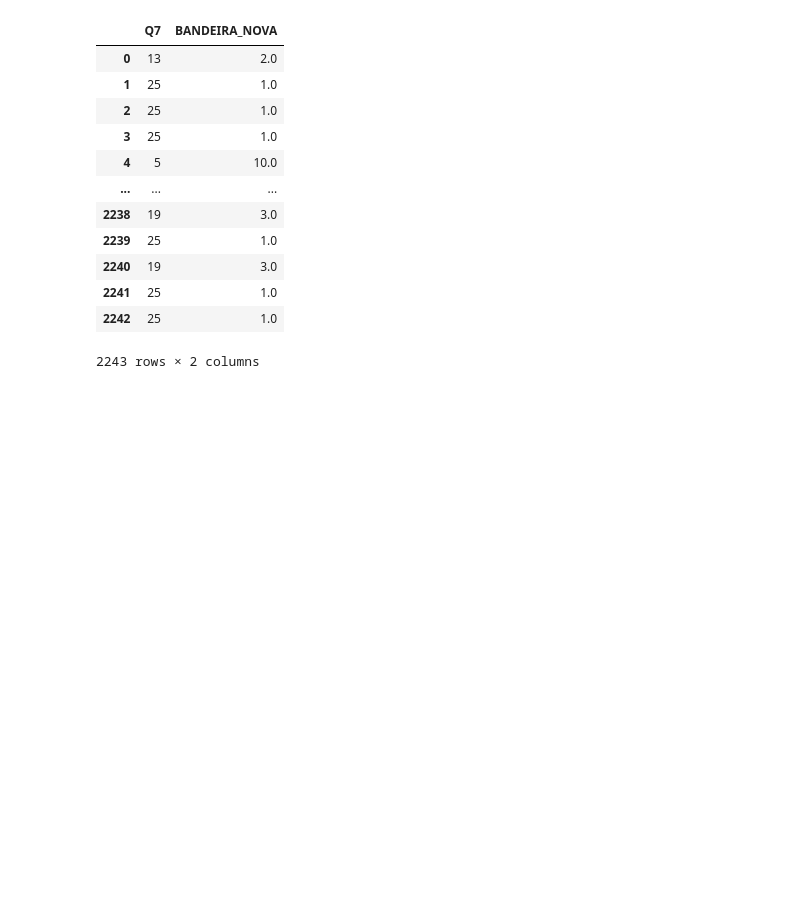
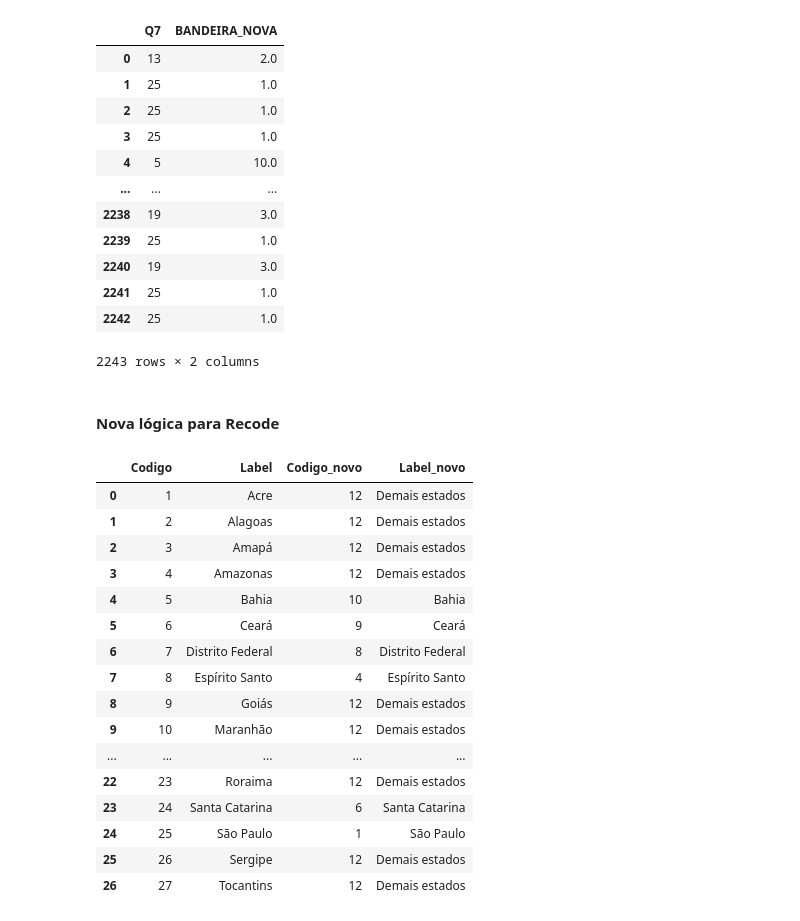
Before and after one commit to RaynerSantos/Processamento-Estatistico, a Jupyter notebook: App_beta/Testes.ipynb, the cells around one changed output. Drawn from its saved outputs; the diff is of its cells as text; code cells hidden in the pictures; blank space fills up the shorter version.

```diff
--- a/App_beta/Testes.ipynb
+++ b/App_beta/Testes.ipynb
@@ -406,3 +422,41 @@ data.loc[:, [NOME_COLUNA_RECODE, NOME_BANDEIRA_RECODE]]
 | 2241 | 25 | 1.0 |
 | 2242 | 25 | 1.0 |
 2243 rows × 2 columns
+# %% [markdown]
+#### <font color="gray33">Nova lógica para Recode</font>
+# %%
+df_recode = pd.DataFrame({
+    'Codigo': list(range(1,28)),
+    'Label': [
+        'Acre', 'Alagoas', 'Amapá', 'Amazonas', 'Bahia', 'Ceará', 'Distrito Federal',
+        'Espírito Santo', 'Goiás', 'Maranhão', 'Mato Grosso', 'Mato Grosso do Sul',
+        'Minas Gerais', 'Pará', 'Paraíba', 'Paraná', 'Pernambuco', 'Piauí',
+        'Rio de Janeiro', 'Rio Grande do Norte', 'Rio Grande do Sul', 'Rondônia',
+        'Roraima', 'Santa Catarina', 'São Paulo', 'Sergipe', 'Tocantins'
+    ],
+    'Codigo_novo': [12, 12, 12, 12, 10, 9, 8, 4, 12, 12, 12, 12, 2, 12, 12, 5, 12, 12, 3, 11, 7, 12, 12, 6, 1, 12, 12],
+    'Label_novo': ['Demais estados', 'Demais estados', 'Demais estados', 'Demais estados', 'Bahia', 'Ceará', 'Distrito Federal',
+                   'Espírito Santo', 'Demais estados', 'Demais estados', 'Demais estados', 'Demais estados',
+                   'Minas Gerais', 'Demais estados', 'Demais estados', 'Paraná', 'Demais estados', 'Demais estados',
+                   'Rio de Janeiro', 'Rio Grande do Norte', 'Rio Grande do Sul', 'Demais estados', 'Demais estados', 'Santa Catarina', 'São Paulo', 'Demais estados', 'Demais estados']
+
+})
+df_recode
+# %% [output]
+|  | Codigo | Label | Codigo_novo | Label_novo |
+| 0 | 1 | Acre | 12 | Demais estados |
+| 1 | 2 | Alagoas | 12 | Demais estados |
+| 2 | 3 | Amapá | 12 | Demais estados |
+| 3 | 4 | Amazonas | 12 | Demais estados |
+| 4 | 5 | Bahia | 10 | Bahia |
+| 5 | 6 | Ceará | 9 | Ceará |
+| 6 | 7 | Distrito Federal | 8 | Distrito Federal |
+| 7 | 8 | Espírito Santo | 4 | Espírito Santo |
+| 8 | 9 | Goiás | 12 | Demais estados |
+| 9 | 10 | Maranhão | 12 | Demais estados |
+| ... | ... | ... | ... | ... |
+| 22 | 23 | Roraima | 12 | Demais estados |
+| 23 | 24 | Santa Catarina | 6 | Santa Catarina |
+| 24 | 25 | São Paulo | 1 | São Paulo |
+| 25 | 26 | Sergipe | 12 | Demais estados |
+| 26 | 27 | Tocantins | 12 | Demais estados |
```
Also changed, not shown: parts of 8 cells of this notebook, 5 other files.
